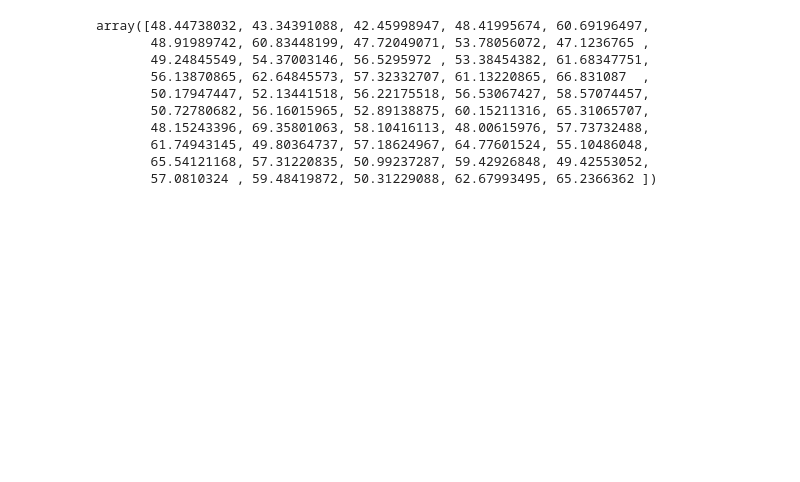
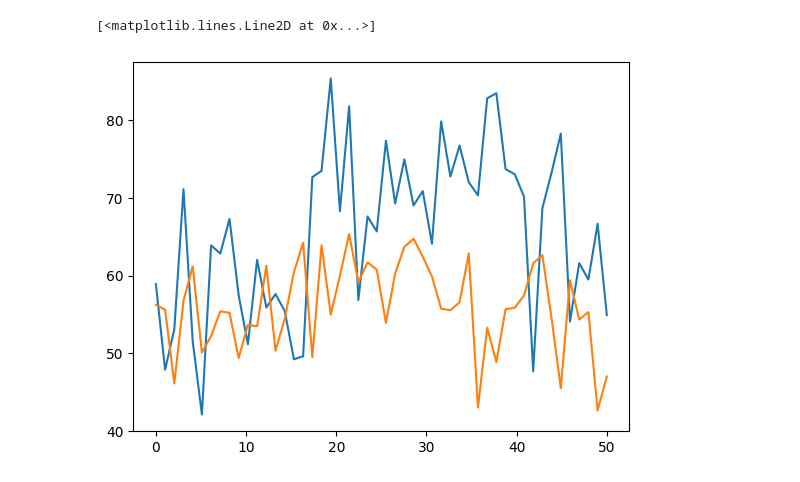
Before and after one commit to Howardhowardhoward/LieDetector, a Jupyter notebook: machine-learning/fakeData.ipynb, the cells around one changed output. Saved outputs shown, nothing was run; the diff lists cells and outputs as text; code cells hidden in the pictures; blank space fills up the shorter version.

```diff
--- a/machine-learning/fakeData.ipynb
+++ b/machine-learning/fakeData.ipynb
@@ -1,41 +1,33 @@
 # %%
 import numpy as np
 import pandas as pd
 import matplotlib.pyplot as plt
 import seaborn as sns
 
 
 
 def createLiePulse():
     blank=np.linspace(55,50,50)
     pulse=70+15*np.sin(blank+np.random.normal(0,1,50))
     pulse+=np.random.normal(-5,5,50)
-    # plt.plot(np.linspace(0,50),pulse)
+    #plt.plot(np.linspace(0,50),pulse)
     # print(np.std(pulse), np.var(pulse))
     return pulse
 
 
 def createTruthPulse():
     blank=np.linspace(55,50,50)
     pulse=60+5*np.sin(blank+np.random.normal(0,1,50))
     pulse+=np.random.normal(-5,5,50)
     #print(pulse)
     #plt.plot(np.linspace(0,50),pulse)
     return pulse
 
-createLiePulse()
-createTruthPulse()
+plt.plot(np.linspace(0,50),createLiePulse())
+plt.plot(np.linspace(0,50),createTruthPulse())
 # %% [output]
-array([48.44738032, 43.34391088, 42.45998947, 48.41995674, 60.69196497,
-       48.91989742, 60.83448199, 47.72049071, 53.78056072, 47.1236765 ,
-       49.24845549, 54.37003146, 56.5295972 , 53.38454382, 61.68347751,
-       56.13870865, 62.64845573, 57.32332707, 61.13220865, 66.831087  ,
-       50.17947447, 52.13441518, 56.22175518, 56.53067427, 58.57074457,
-       50.72780682, 56.16015965, 52.89138875, 60.15211316, 65.31065707,
-       48.15243396, 69.35801063, 58.10416113, 48.00615976, 57.73732488,
-       61.74943145, 49.80364737, 57.18624967, 64.77601524, 55.10486048,
-       65.54121168, 57.31220835, 50.99237287, 59.42926848, 49.42553052,
-       57.0810324 , 59.48419872, 50.31229088, 62.67993495, 65.2366362 ])
+[<matplotlib.lines.Line2D at 0x...>]
+[figure, added]
 # %%
 def createGSRLie():
     blank=np.ones(50)
```
Also changed, not shown: parts of 3 cells of this notebook, 1 other file.
